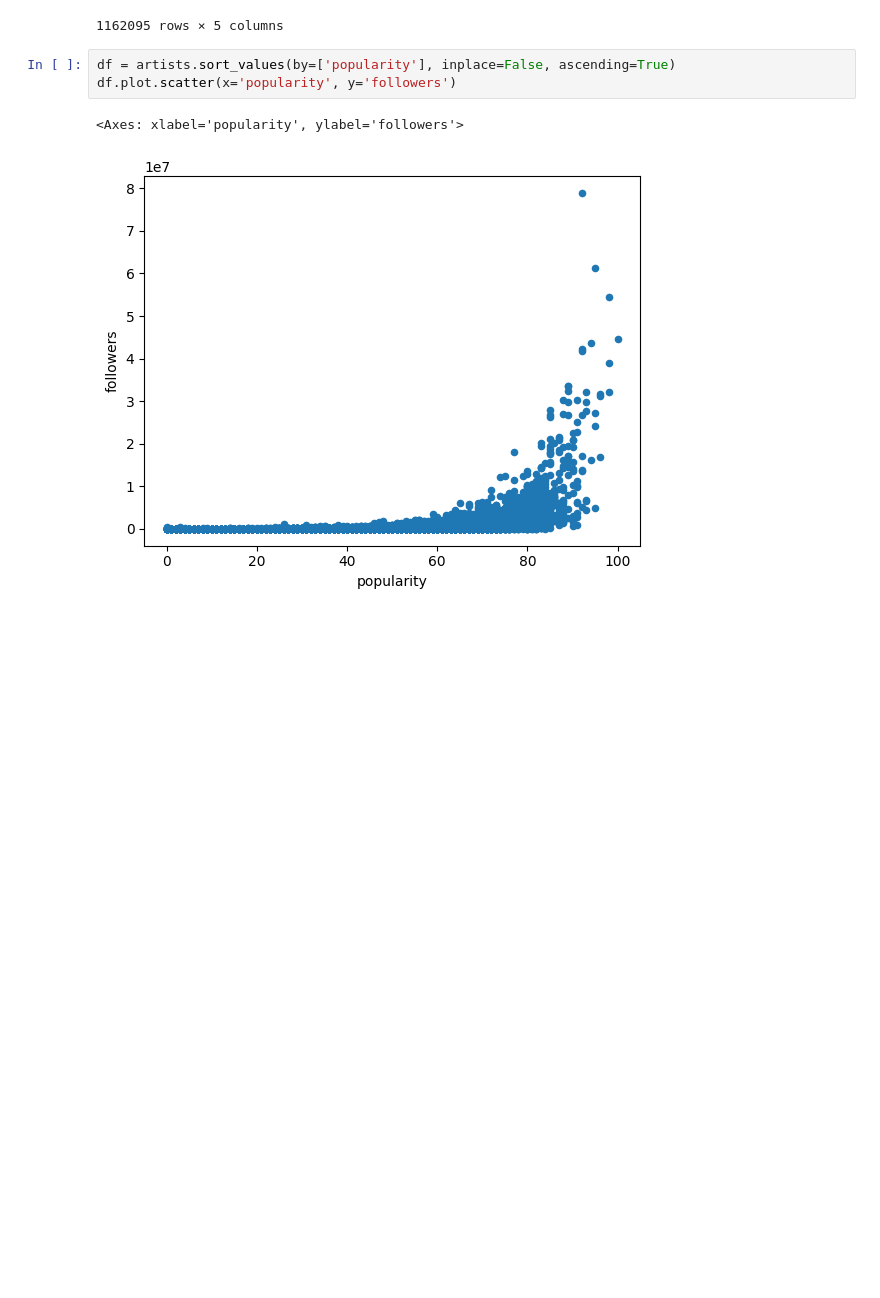
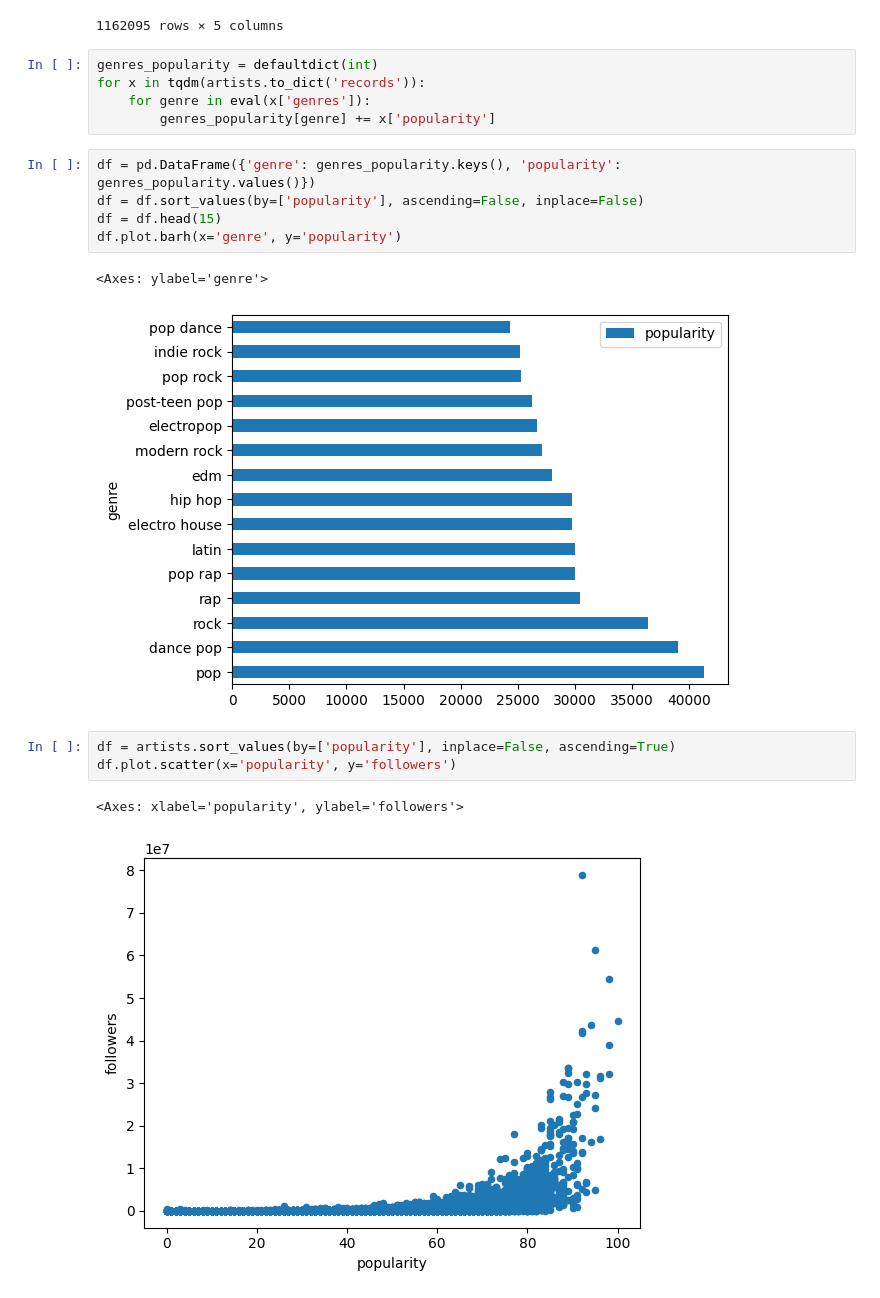
Before and after one commit to dreamer-tech/bigdata-final, a Jupyter notebook: notebooks/final.ipynb, the cells around one changed output. Cells and saved outputs as stored; diff of their text form; blank space fills up the shorter version.

```diff
--- a/notebooks/final.ipynb
+++ b/notebooks/final.ipynb
@@ -18,6 +20,19 @@ artists.sort_values(by=['popularity'], inplace=False, ascending=False)
 | 711992 | 4JElfADneckBmezGid5Wjn | 43.0 | ['marimba de guatemala'] | Marimba Reina Chicaj | 0 |
 | 0 | 0DheY5irMjBUeLybbCUEZ2 | 0.0 | [] | Armid & Amir Zare Pashai feat. Sa... | 0 |
 1162095 rows × 5 columns
+# %%
+genres_popularity = defaultdict(int)
+for x in tqdm(artists.to_dict('records')):
+    for genre in eval(x['genres']):
+        genres_popularity[genre] += x['popularity']
+# %%
+df = pd.DataFrame({'genre': genres_popularity.keys(), 'popularity': genres_popularity.values()})
+df = df.sort_values(by=['popularity'], ascending=False, inplace=False)
+df = df.head(15)
+df.plot.barh(x='genre', y='popularity')
+# %% [output]
+<Axes: ylabel='genre'>
+[figure, added]
 # %%
 df = artists.sort_values(by=['popularity'], inplace=False, ascending=True)
 df.plot.scatter(x='popularity', y='followers')
```
Also changed, not shown: parts of 1 cell of this notebook, 1 other file.
